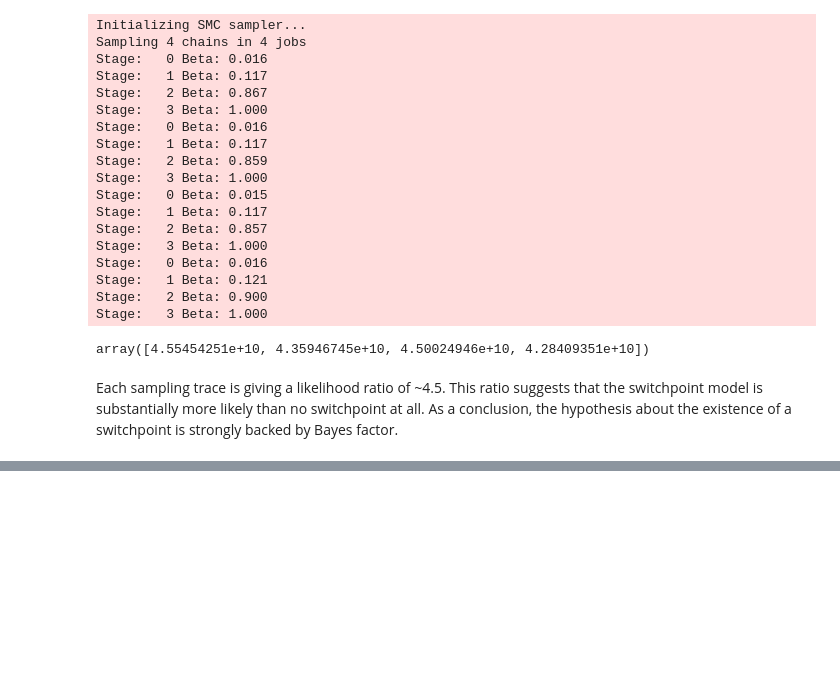
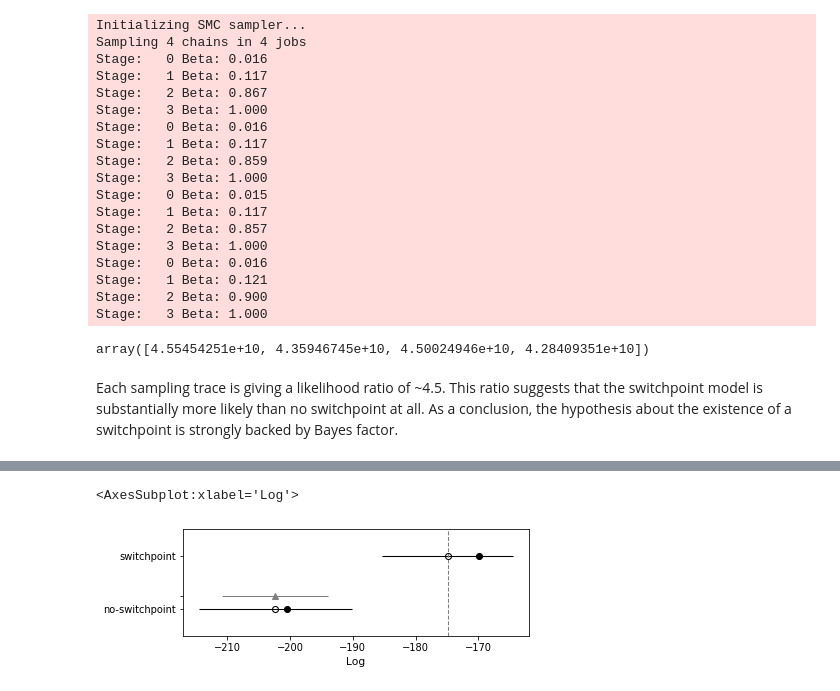
Before and after one commit to laaksonel/bayesian-datascience, a Jupyter notebook: coalmining-disasters-switchpoint-analysis.ipynb, the cells around one changed output, grey strips where cells are left out. Cells and saved outputs as stored; diff of their text form; code cells hidden in the pictures; blank space fills up the shorter version.

Commit message:
Added information criterion section (WAIC)

```diff
--- a/coalmining-disasters-switchpoint-analysis.ipynb
+++ b/coalmining-disasters-switchpoint-analysis.ipynb
@@ -286,0 +290,7 @@ As a conclusion, the hypothesis about the existence of a switchpoint is strongly
+# %%
+cmp_df = az.compare({
+	'switchpoint': trace,
+	'no-switchpoint': trace_no_switchpoint
+}, method='BB-pseudo-BMA', ic='waic')
+
+cmp_df
@@ -286,0 +310,5 @@ As a conclusion, the hypothesis about the existence of a switchpoint is strongly
+# %%
+az.plot_compare(cmp_df)
+# %% [output]
+<AxesSubplot:xlabel='Log'>
+[figure, added]
```
Also changed, not shown: parts of 3 cells of this notebook.
